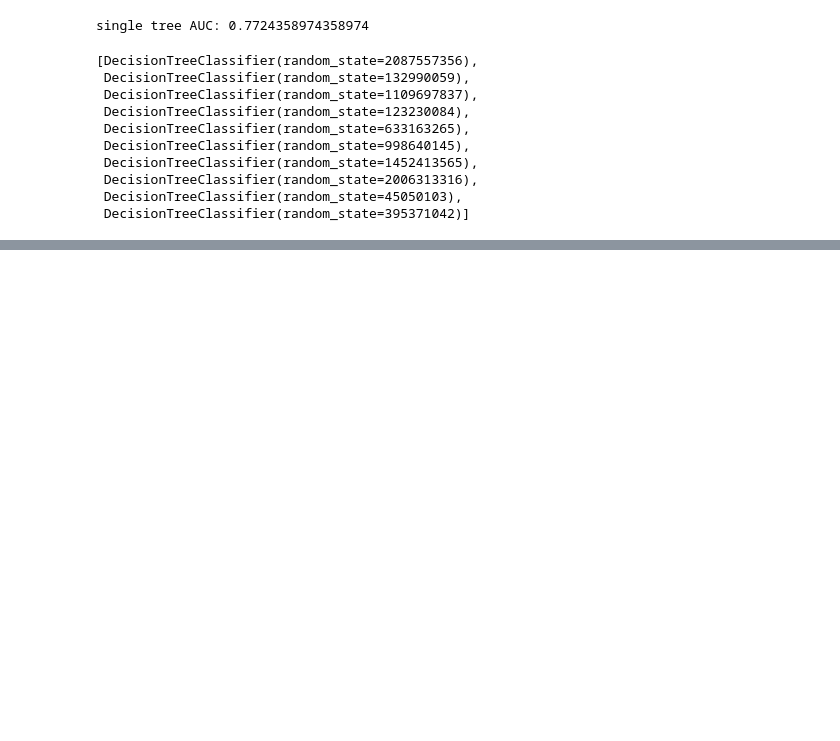
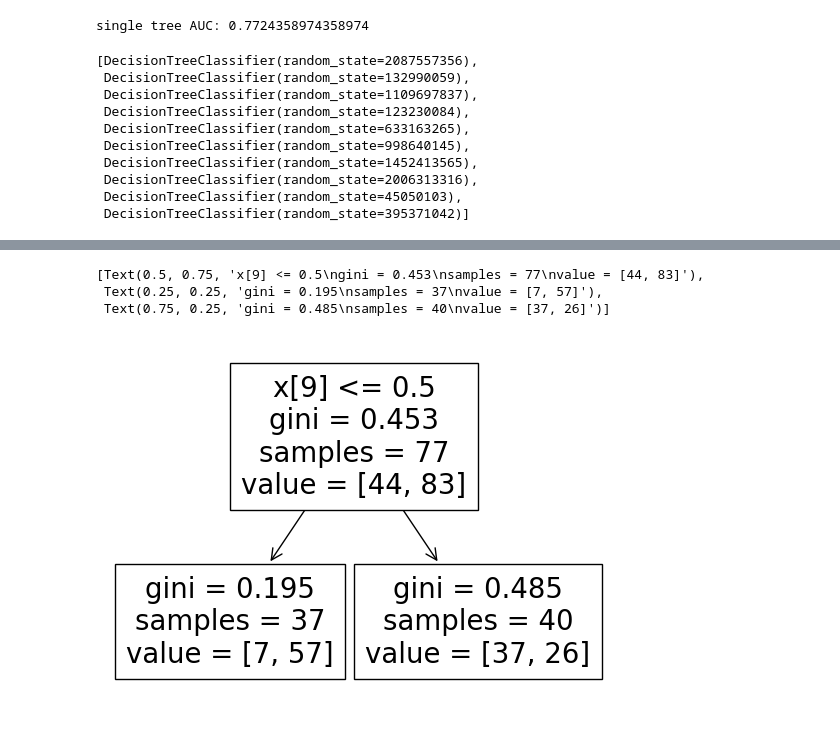
Before and after one commit to keisuke-yoshida4/Machine-Learning, a Jupyter notebook: ensemble/bagging.ipynb, the cells around one changed output, grey strips where cells are left out. Saved outputs shown, nothing was run; the diff lists cells and outputs as text; code cells hidden in the pictures; blank space fills up the shorter version.

```diff
--- a/ensemble/bagging.ipynb
+++ b/ensemble/bagging.ipynb
@@ -105,0 +127,8 @@ clf.estimators_
+# %%
+# 決定木描画
+plot_tree(rf.estimators_[0])
+# %% [output]
+[Text(0.5, 0.75, 'x[9] <= 0.5\ngini = 0.453\nsamples = 77\nvalue = [44, 83]'),
+ Text(0.25, 0.25, 'gini = 0.195\nsamples = 37\nvalue = [7, 57]'),
+ Text(0.75, 0.25, 'gini = 0.485\nsamples = 40\nvalue = [37, 26]')]
+[figure, added]
```
Also changed, not shown: parts of 5 cells of this notebook, 2 other files.
